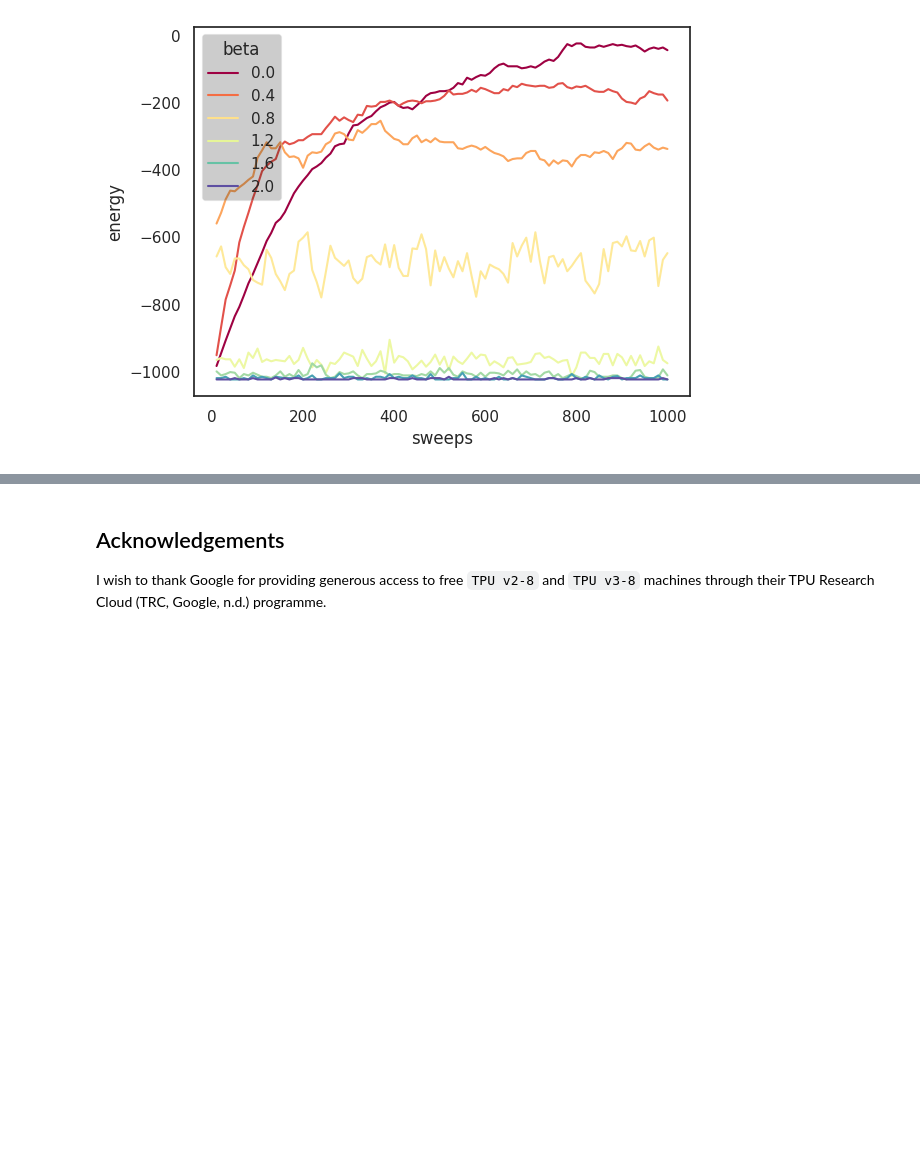
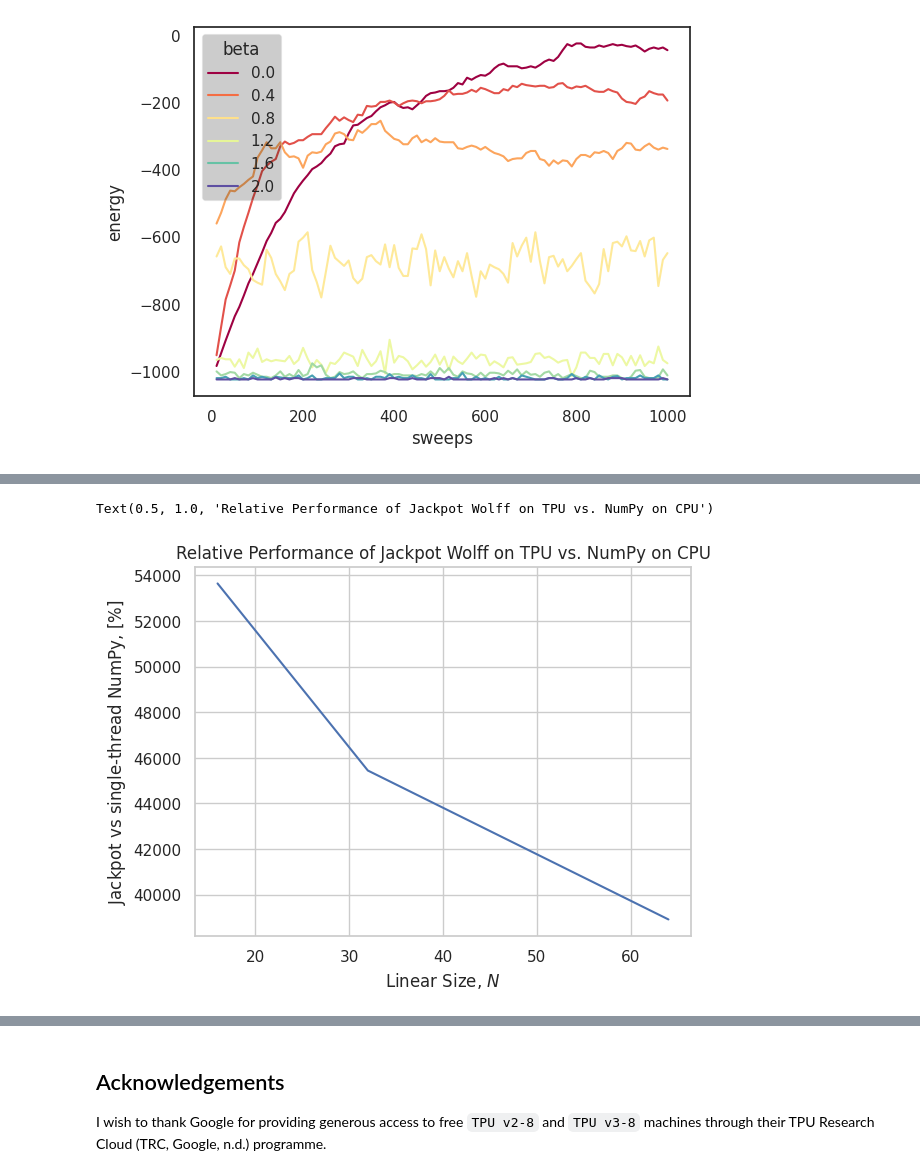
Before and after one commit to JeppeKlitgaard/Jackpot, a Jupyter notebook: report.ipynb, the cells around one changed output, grey strips where cells are left out. Saved outputs shown, nothing was run; the diff lists cells and outputs as text; code cells hidden in the pictures; blank space fills up the shorter version.

```diff
--- a/report.ipynb
+++ b/report.ipynb
@@ -968,0 +1029,16 @@ On my system when using CPU's, the above executes practically instantly. That is
+# %%
+perf_pivot = perf_df.pivot(index="size", columns="algorithm", values="flip_rate")
+perf_pivot["speedup"] = (
+    perf_pivot["Metropolis-Hastings (Jackpot, CPU)"]
+    / perf_pivot["Wolff (T. Budd, CPU)"]
+) * 100
+
+ax = sns.lineplot(data=perf_pivot, x="size", y="speedup")
+ax.set(
+    xlabel="Linear Size, $N$",
+    ylabel=r"Jackpot vs single-thread NumPy, $\mathrm{[\%]}$",
+)
+plt.title("Relative Performance of Jackpot Wolff on TPU vs. NumPy on CPU")
+# %% [output]
+Text(0.5, 1.0, 'Relative Performance of Jackpot Wolff on TPU vs. NumPy on CPU')
+[figure, added]
```
Also changed, not shown: parts of 10 cells of this notebook, 2 other files.
